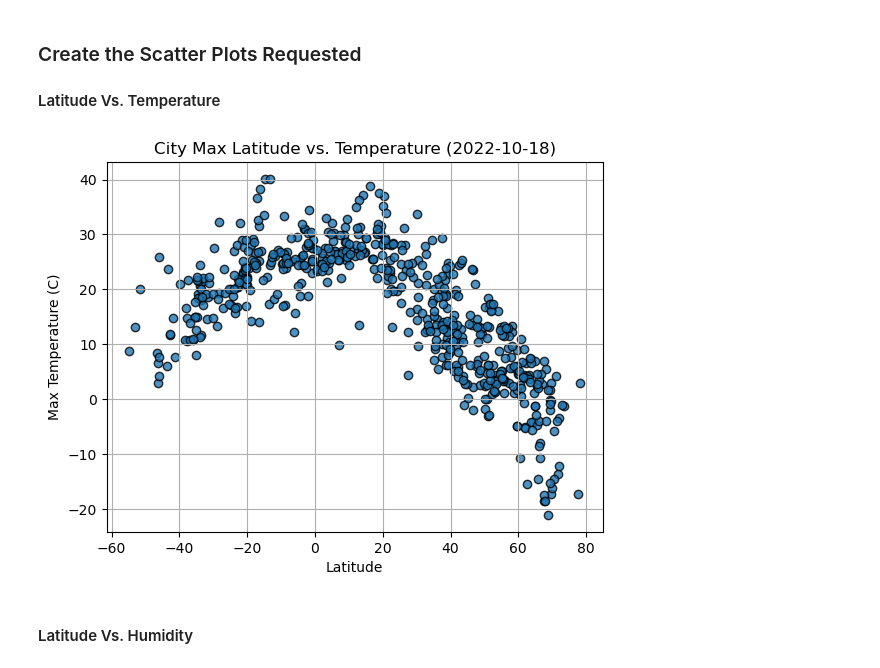
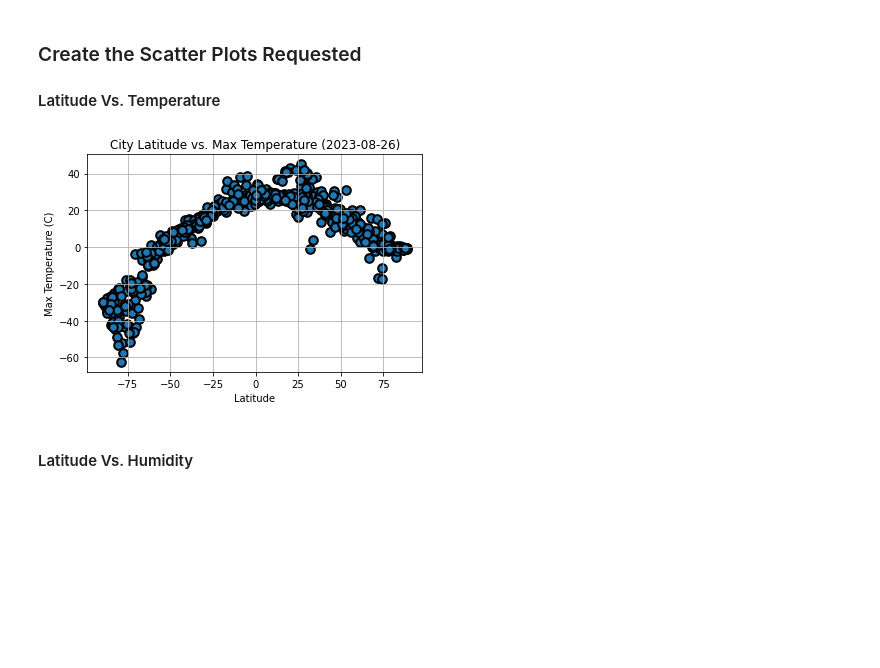
Before and after one commit to maswanwick/python-api-challenge, a Jupyter notebook: api_challenge/WeatherPy.ipynb, the cells around one changed output. Cells and saved outputs as stored; diff of their text form; code cells hidden in the pictures; blank space fills up the shorter version.

Commit message:
Completed scatter plot section

```diff
--- a/api_challenge/WeatherPy.ipynb
+++ b/api_challenge/WeatherPy.ipynb
@@ -193,17 +196,19 @@ city_data_df.head()
 # %%
 # Build scatter plot for latitude vs. temperature
-# YOUR CODE HERE
+city_data_df.plot(kind="scatter", x="Lat", y="Max Temp", grid=True, s=75, edgecolors="black", linewidths=2)
 
 # Incorporate the other graph properties
-# YOUR CODE HERE
+plt.xlabel("Latitude")
+plt.ylabel("Max Temperature (C)")
+plt.title(f"City Latitude vs. Max Temperature ({current_date})")
 
 # Save the figure
 plt.savefig("output_data/Fig1.png")
 
 # Show plot
 plt.show()
 # %% [output]
-[figure, old version]
+[figure, new version]
 # %% [markdown]
 #### Latitude Vs. Humidity
 # %%
```
Also changed, not shown: parts of 8 cells of this notebook, 4 other files.
